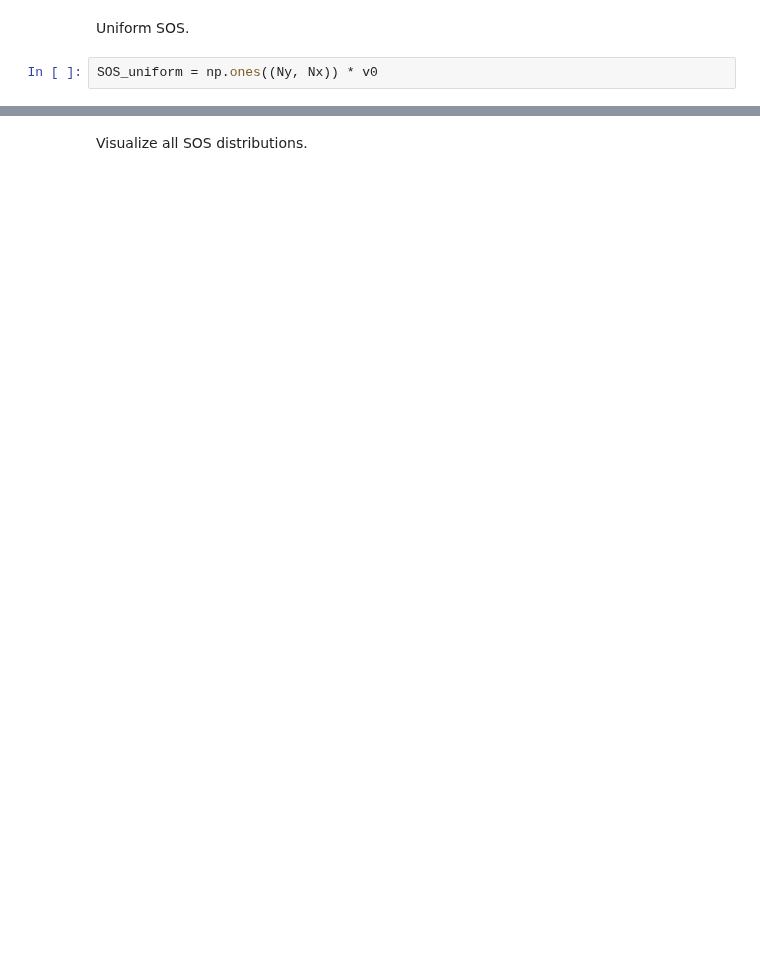
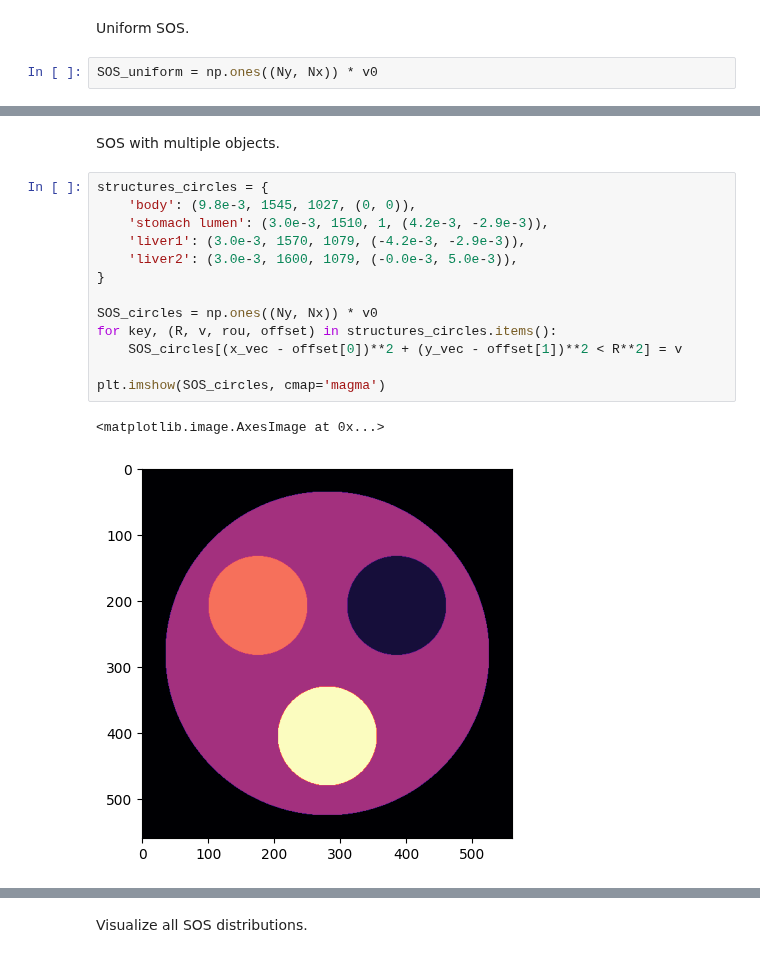
Before and after one commit to Lukeli0425/Coord-SoS-PACT, a Jupyter notebook: notebooks/create_phantom.ipynb, the cells around one changed output, grey strips where cells are left out. Saved outputs shown, nothing was run; the diff lists cells and outputs as text; blank space fills up the shorter version.

```diff
--- a/notebooks/create_phantom.ipynb
+++ b/notebooks/create_phantom.ipynb
@@ -188,0 +206,18 @@ SOS_uniform = np.ones((Ny, Nx)) * v0
+# %% [markdown]
+SOS with multiple objects.
+# %%
+structures_circles = {
+    'body': (9.8e-3, 1545, 1027, (0, 0)),
+    'stomach lumen': (3.0e-3, 1510, 1, (4.2e-3, -2.9e-3)),
+    'liver1': (3.0e-3, 1570, 1079, (-4.2e-3, -2.9e-3)),
+    'liver2': (3.0e-3, 1600, 1079, (-0.0e-3, 5.0e-3)),
+}
+
+SOS_circles = np.ones((Ny, Nx)) * v0
+for key, (R, v, rou, offset) in structures_circles.items():
+    SOS_circles[(x_vec - offset[0])**2 + (y_vec - offset[1])**2 < R**2] = v
+
+plt.imshow(SOS_circles, cmap='magma')
+# %% [output]
+<matplotlib.image.AxesImage at 0x...>
+[figure, added]
```
Also changed, not shown: parts of 12 cells of this notebook, 18 other files.
